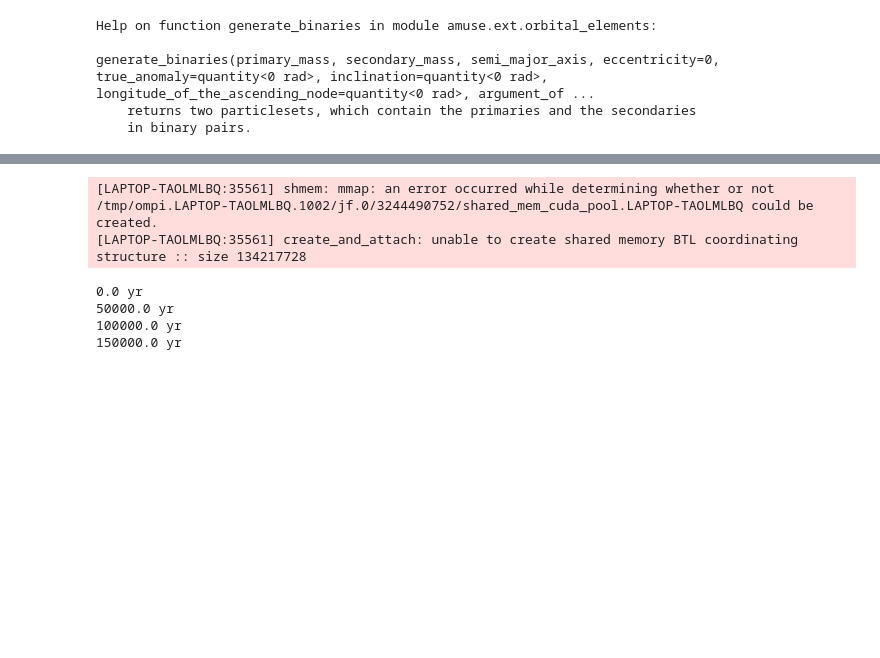
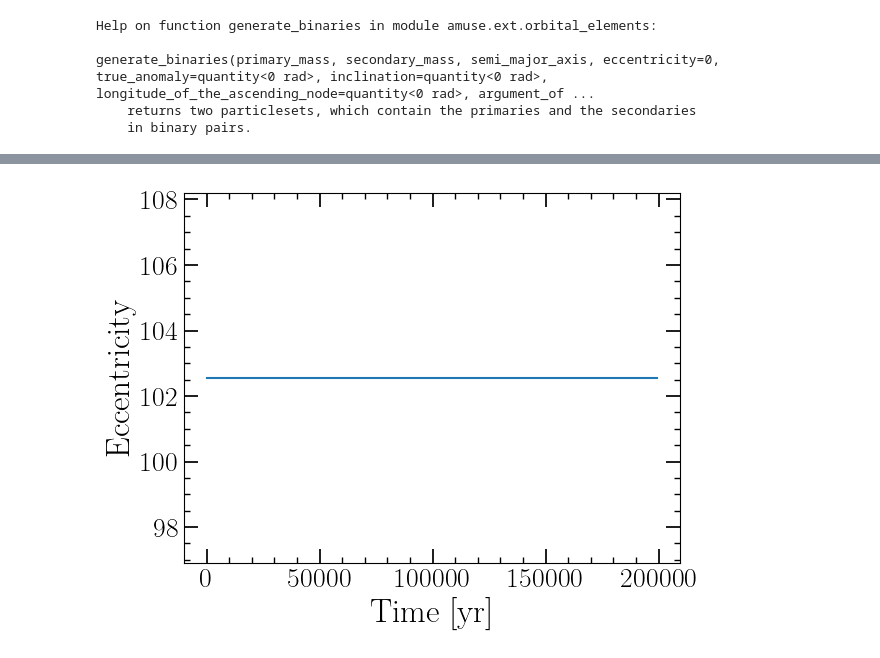
Before and after one commit to LucasPouw/amuse-KL, a Jupyter notebook: kl_effect.ipynb, the cells around one changed output, grey strips where cells are left out. Cells and saved outputs as stored; diff of their text form; code cells hidden in the pictures; blank space fills up the shorter version.

```diff
--- a/kl_effect.ipynb
+++ b/kl_effect.ipynb
@@ -190,12 +164,12 @@ print(smbh_and_binary)
 converter = nbody_system.nbody_to_si(smbh_and_binary.mass.sum(), BINARY_ORBITAL_RADIUS)
 
 gravity = Huayno(converter)
-pert = '1PN_Pairwise'
-gravity.parameters.perturbation = pert
 gravity.particles.add_particles(smbh_and_binary)
 # gravity.set_integrator('OK')
 
-channel = gravity.particles.new_channel_to(smbh_and_binary)
+# channel = gravity.particles.new_channel_to(smbh_and_binary)
+
+from tqdm import tqdm
 
 start_time = 0  # yr
 end_time = 2e5  # yr
@@ -204,10 +178,10 @@ times = np.arange(start_time, end_time, stepsize) | units.yr
 eccentricities = []
 inclinations = [] | units.deg
 semimajors = [] | units.AU
-for i, time in enumerate(times):
+for i, time in tqdm(enumerate(times)):
 
     gravity.evolve_model(time)
-    channel.copy()
+    # channel.copy()
 
     binary = smbh_and_binary[1:]
     _, _, axs, ecc, _, inc, _, _  = orbital_elements(binary, G=constants.G)  # mass1, mass2, semimajor_axis, eccentricity, true_anomaly.value_in(units.deg), inclination.value_in(units.deg), long_asc_node.value_in(units.deg), arg_per.value_in(units.deg))
@@ -215,14 +189,17 @@ for i, time in enumerate(times):
     inclinations.append(inc)
     semimajors.append(axs)
 
-    if not i % 100:
-        print(time)
+    # if not i % 100:
+    #     print(time)
 
 gravity.stop()
-# %% [output]
-[LAPTOP-TAOLMLBQ:35561] shmem: mmap: an error occurred while determining whether or not /tmp/ompi.LAPTOP-TAOLMLBQ.1002/jf.0/3244490752/shared_mem_cuda_pool.LAPTOP-TAOLMLBQ could be created.
-[LAPTOP-TAOLMLBQ:35561] create_and_attach: unable to create shared memory BTL coordinating structure :: size 134217728
-0.0 yr
-50000.0 yr
-100000.0 yr
-150000.0 yr
+# %%
+plt.figure()
+# plt.plot(times.value_in(units.yr), eccentricities)
+plt.plot(times.value_in(units.yr), inclinations.value_in(units.deg))
+plt.xlabel("Time [yr]")
+plt.ylabel("Eccentricity")
+# plt.savefig("eccentricity.png")
+plt.show()
+# %% [output]
+[figure, added]
```
Also changed, not shown: parts of 10 cells of this notebook.
